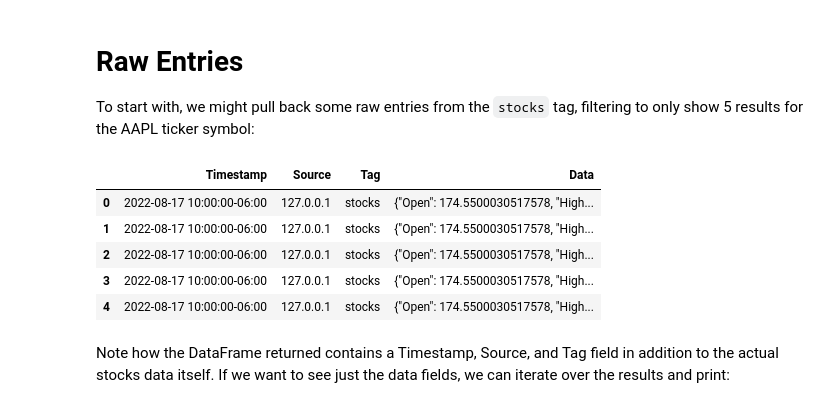
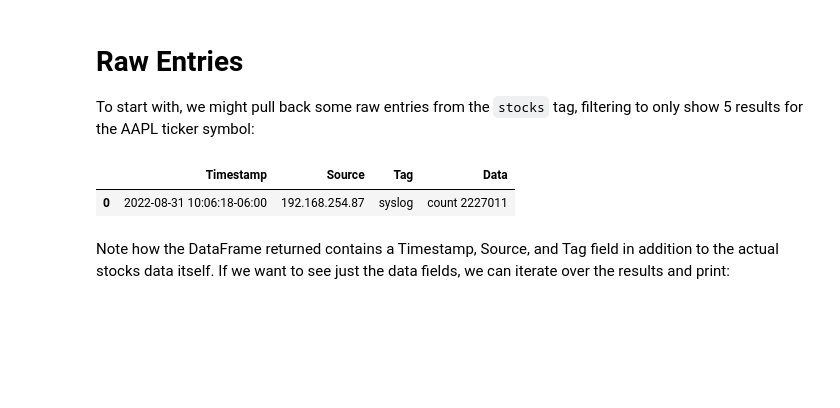
Before and after one commit to gravwell/jupyter-gravwell, a Jupyter notebook: example.ipynb, the cells around one changed output. Cells and saved outputs as stored; diff of their text form; code cells hidden in the pictures; blank space fills up the shorter version.

```diff
--- a/example.ipynb
+++ b/example.ipynb
@@ -23,15 +23,11 @@ This server has some basic data in the following tags:
 # Raw Entries
 To start with, we might pull back some raw entries from the `stocks` tag, filtering to only show 5 results for the AAPL ticker symbol:
 # %%
-raw = query("tag=stocks json Ticker==AAPL | limit 5", "-24h")
+raw = query("tag=* stats count", "-24h")
 raw
 # %% [output]
 |  | Timestamp | Source | Tag | Data |
-| 0 | 2022-08-17 10:00:00-06:00 | 127.0.0.1 | stocks | {"Open": 174.5500030517578, "High... |
-| 1 | 2022-08-17 10:00:00-06:00 | 127.0.0.1 | stocks | {"Open": 174.5500030517578, "High... |
-| 2 | 2022-08-17 10:00:00-06:00 | 127.0.0.1 | stocks | {"Open": 174.5500030517578, "High... |
-| 3 | 2022-08-17 10:00:00-06:00 | 127.0.0.1 | stocks | {"Open": 174.5500030517578, "High... |
-| 4 | 2022-08-17 10:00:00-06:00 | 127.0.0.1 | stocks | {"Open": 174.5500030517578, "High... |
+| 0 | 2022-08-31 10:06:18-06:00 | 192.168.254.87 | syslog | count 2227011 |
 # %% [markdown]
 Note how the DataFrame returned contains a Timestamp, Source, and Tag field in addition to the actual stocks data itself. If we want to see just the data fields, we can iterate over the results and print:
 # %%
```
Also changed, not shown: parts of 12 cells of this notebook, 2 other files.
